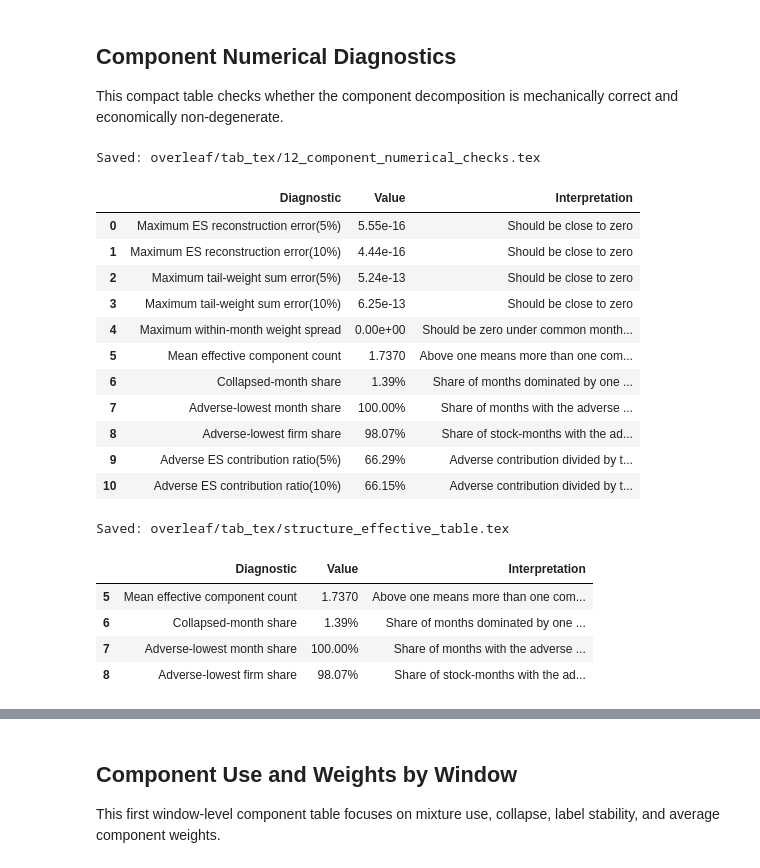
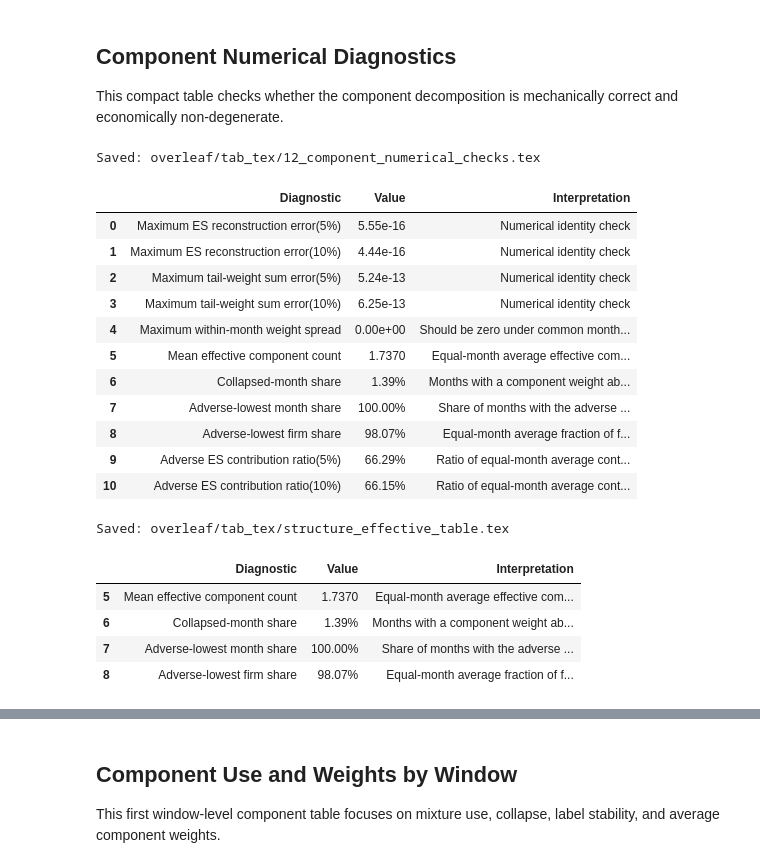
Before and after one commit to damonuc/PricingTailRisk_MDN, a Jupyter notebook: 5Tex_table.ipynb, the cells around one changed output, grey strips where cells are left out. Drawn from its saved outputs; the diff is of its cells as text; code cells hidden in the pictures.

```diff
--- a/5Tex_table.ipynb
+++ b/5Tex_table.ipynb
@@ -132,6 +134,31 @@ def export_latex_table(
     use_adjustbox=True,
 ):
     """Display one table and write one self-contained LaTeX table file."""
+    # Make appendix labels unique and retain input-transformation metadata.
+    baseline_tables = {
+        "02_fz0_domain.tex", "03_forecast_performance_summary.tex",
+        "03_forecast_performance_summary_compact.tex",
+        "06_structured_normal_k3_pairwise_tests.tex", "08_pit_summary.tex",
+        "09_var_coverage_tests_wide.tex", "11_component_label_map.tex",
+        "structure_effective_table.tex", "structure_decomposition_table.tex",
+        "factor_coefficients_k3_ew.tex", "fmb_summary_transposed.tex",
+        "17_adverse_state_pricing.tex",
+    }
+    if filename.endswith("_robustness.tex"):
+        caption += ": Rank-Standardized Inputs"
+        if not label.endswith("_robustness"):
+            label += "_robustness"
+        note = (
+            r"Forecasts use monthly cross-sectional rank-standardized firm predictors. "
+            r"This transformation applies to model inputs, not to pricing signals or controls. "
+            + note
+        )
+    elif filename in baseline_tables:
+        note = (
+            r"Forecasts use normal-standardized firm predictors (monthly cross-sectional z-scores). "
+            + note
+        )
+
     public_metadata = " ".join([filename, caption, label, note])
     if re.search(r"\b\d{8}_\d{4}\b", public_metadata):
         raise ValueError("Generated table metadata must not contain a timestamp or version tag.")
@@ -958,52 +1058,52 @@ This compact table checks whether the component decomposition is mechanically co
 # %%
 table_name = "component_check_table"
 path = RESULT_DIR / f"{table_name}_{timestamp}.parquet"
 component_checks = pd.read_parquet(path).set_index("check")["value"]
 
 check_specs = [
-    ("max_ES_reconstruction_error_5", "Maximum ES reconstruction error(5%)", ".2e", "Should be close to zero"),
-    ("max_ES_reconstruction_error_10", "Maximum ES reconstruction error(10%)", ".2e", "Should be close to zero"),
-    ("max_tail_weight_sum_error_5", "Maximum tail-weight sum error(5%)", ".2e", "Should be close to zero"),
-    ("max_tail_weight_sum_error_10", "Maximum tail-weight sum error(10%)", ".2e", "Should be close to zero"),
+    ("max_ES_reconstruction_error_5", "Maximum ES reconstruction error(5%)", ".2e", "Numerical identity check"),
+    ("max_ES_reconstruction_error_10", "Maximum ES reconstruction error(10%)", ".2e", "Numerical identity check"),
+    ("max_tail_weight_sum_error_5", "Maximum tail-weight sum error(5%)", ".2e", "Numerical identity check"),
+    ("max_tail_weight_sum_error_10", "Maximum tail-weight sum error(10%)", ".2e", "Numerical identity check"),
     ("max_within_month_pi_spread", "Maximum within-month weight spread", ".2e", "Should be zero under common monthly weights"),
-    ("mean_effective_k", "Mean effective component count", ".4f", "Above one means more than one component is used"),
-    ("collapse_month_share", "Collapsed-month share", ".2%", "Share of months dominated by one component"),
+    ("mean_effective_k", "Mean effective component count", ".4f", "Equal-month average effective component count"),
+    ("collapse_month_share", "Collapsed-month share", ".2%", "Months with a component weight above 95%"),
     ("adverse_lowest_month_share", "Adverse-lowest month share", ".2%", "Share of months with the adverse mean lowest"),
-    ("adverse_lowest_firm_share", "Adverse-lowest firm share", ".2%", "Share of stock-months with the adverse mean lowest"),
-    ("adverse_ES_contribution_ratio_5", "Adverse ES contribution ratio(5%)", ".2%", "Adverse contribution divided by total ES"),
-    ("adverse_ES_contribution_ratio_10", "Adverse ES contribution ratio(10%)", ".2%", "Adverse contribution divided by total ES"),
+    ("adverse_lowest_firm_share", "Adverse-lowest firm share", ".2%", "Equal-month average fraction of firms with the adverse mean lowest"),
+    ("adverse_ES_contribution_ratio_5", "Adverse ES contribution ratio(5%)", ".2%", "Ratio of equal-month average contribution to average ES"),
+    ("adverse_ES_contribution_ratio_10", "Adverse ES contribution ratio(10%)", ".2%", "Ratio of equal-month average contribution to average ES"),
 ]
 
 table_12 = pd.DataFrame([
     {
         "Diagnostic": label,
         "Value": format(component_checks.loc[key], value_format),
         "Interpretation": interpretation,
     }
     for key, label, value_format, interpretation in check_specs
 ])
 
 export_latex_table(
     table_12,
     "12_component_numerical_checks.tex",
     "Structured K3 Component Diagnostics",
     "tab:component_numerical_checks",
     r"The first three rows test numerical identities. The remaining rows test whether the mixture uses multiple components and whether the component labeled adverse remains economically meaningful in the Test sample.",
 )
 # %% [output]
 Saved: overleaf/tab_tex/12_component_numerical_checks.tex
 |  | Diagnostic | Value | Interpretation |
-| 0 | Maximum ES reconstruction error(5%) | 5.55e-16 | Should be close to zero |
-| 1 | Maximum ES reconstruction error(10%) | 4.44e-16 | Should be close to zero |
-| 2 | Maximum tail-weight sum error(5%) | 5.24e-13 | Should be close to zero |
-| 3 | Maximum tail-weight sum error(10%) | 6.25e-13 | Should be close to zero |
+| 0 | Maximum ES reconstruction error(5%) | 5.55e-16 | Numerical identity check |
+| 1 | Maximum ES reconstruction error(10%) | 4.44e-16 | Numerical identity check |
+| 2 | Maximum tail-weight sum error(5%) | 5.24e-13 | Numerical identity check |
+| 3 | Maximum tail-weight sum error(10%) | 6.25e-13 | Numerical identity check |
 | 4 | Maximum within-month weight spread | 0.00e+00 | Should be zero under common month... |
-| 5 | Mean effective component count | 1.7370 | Above one means more than one com... |
-| 6 | Collapsed-month share | 1.39% | Share of months dominated by one ... |
+| 5 | Mean effective component count | 1.7370 | Equal-month average effective com... |
+| 6 | Collapsed-month share | 1.39% | Months with a component weight ab... |
 | 7 | Adverse-lowest month share | 100.00% | Share of months with the adverse ... |
-| 8 | Adverse-lowest firm share | 98.07% | Share of stock-months with the ad... |
-| 9 | Adverse ES contribution ratio(5%) | 66.29% | Adverse contribution divided by t... |
-| 10 | Adverse ES contribution ratio(10%) | 66.15% | Adverse contribution divided by t... |
+| 8 | Adverse-lowest firm share | 98.07% | Equal-month average fraction of f... |
+| 9 | Adverse ES contribution ratio(5%) | 66.29% | Ratio of equal-month average cont... |
+| 10 | Adverse ES contribution ratio(10%) | 66.15% | Ratio of equal-month average cont... |
 # %%
 structure_effective_table = table_12.loc[table_12["Diagnostic"].isin([ "Mean effective component count", "Collapsed-month share", "Adverse-lowest month share", "Adverse-lowest firm share" ]), :]
 export_latex_table(
@@ -1011,15 +1111,15 @@ export_latex_table(
     "structure_effective_table.tex",
     "Structured K3 Effective Component Diagnostics",
     "tab:structure_effective_table",
-    r"The first row reports the mean effective component count.",
+    r"The effective count is $1/\sum_k\pi_{k,t}^2$, averaged equally across test months. A collapsed month has $\max_k\pi_{k,t}>0.95$. The adverse-lowest month share compares monthly cross-sectional component means. The adverse-lowest firm share averages, equally across months, the fraction of firms whose adverse mean is lowest. These are descriptive diagnostics, not significance tests.",
 )
 # %% [output]
 Saved: overleaf/tab_tex/structure_effective_table.tex
 |  | Diagnostic | Value | Interpretation |
-| 5 | Mean effective component count | 1.7370 | Above one means more than one com... |
-| 6 | Collapsed-month share | 1.39% | Share of months dominated by one ... |
+| 5 | Mean effective component count | 1.7370 | Equal-month average effective com... |
+| 6 | Collapsed-month share | 1.39% | Months with a component weight ab... |
 | 7 | Adverse-lowest month share | 100.00% | Share of months with the adverse ... |
-| 8 | Adverse-lowest firm share | 98.07% | Share of stock-months with the ad... |
+| 8 | Adverse-lowest firm share | 98.07% | Equal-month average fraction of f... |
 # %%
 structure_decomposition_table = table_12.loc[table_12["Diagnostic"].isin([ 'Maximum ES reconstruction error(5%)', 'Maximum ES reconstruction error(10%)', 'Maximum tail-weight sum error(5%)', 'Maximum tail-weight sum error(10%)', 'Adverse ES contribution ratio(5%)', 'Adverse ES contribution ratio(10%)' ]), :]
 export_latex_table(
```
Also changed, not shown: parts of 25 cells of this notebook, 3 other files.
